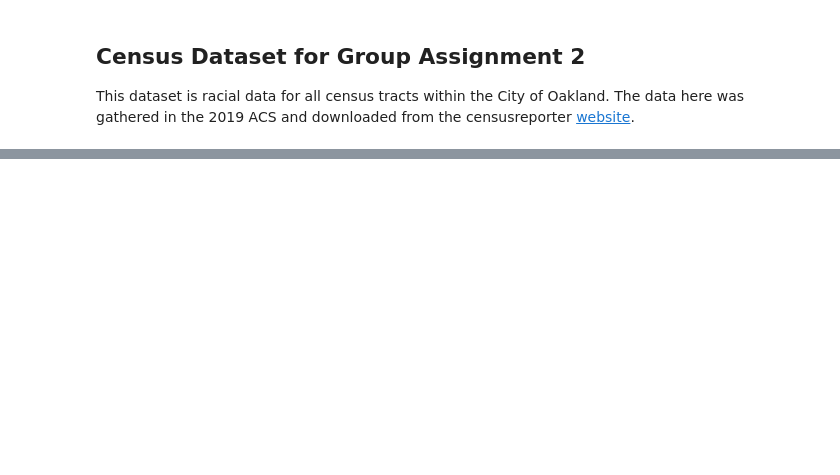
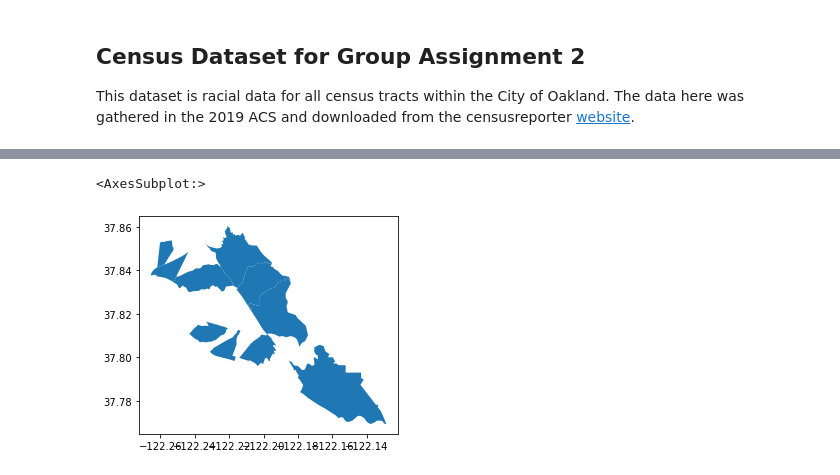
Before and after one commit to nickmooreucla/up206a-nick, a Jupyter notebook: Group Assignments/Group Assignment 2.ipynb, the cells around one changed output, grey strips where cells are left out. Cells and saved outputs as stored; diff of their text form; code cells hidden in the pictures; blank space fills up the shorter version.

```diff
--- a/Group Assignments/Group Assignment 2.ipynb
+++ b/Group Assignments/Group Assignment 2.ipynb
@@ -23,0 +208,3 @@ DriverError: data/acs2019_5yr_B02001_14000US06001405301.geojson: No such file or
+# %%
+#Let's see what census tracts have the largest white population
+rdf_sorted = rdf.sort_values(by='White alone',ascending = False)
@@ -23,0 +225,6 @@ DriverError: data/acs2019_5yr_B02001_14000US06001405301.geojson: No such file or
+# %%
+#Let's see what this looks like mapped
+rdf_sorted.head(10).plot()
+# %% [output]
+<AxesSubplot:>
+[figure, added]
```
Also changed, not shown: parts of 53 cells of this notebook, 2 other files.
